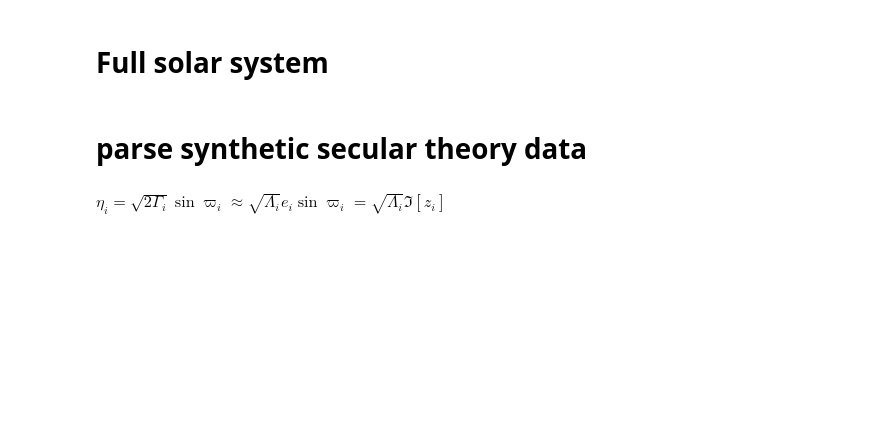
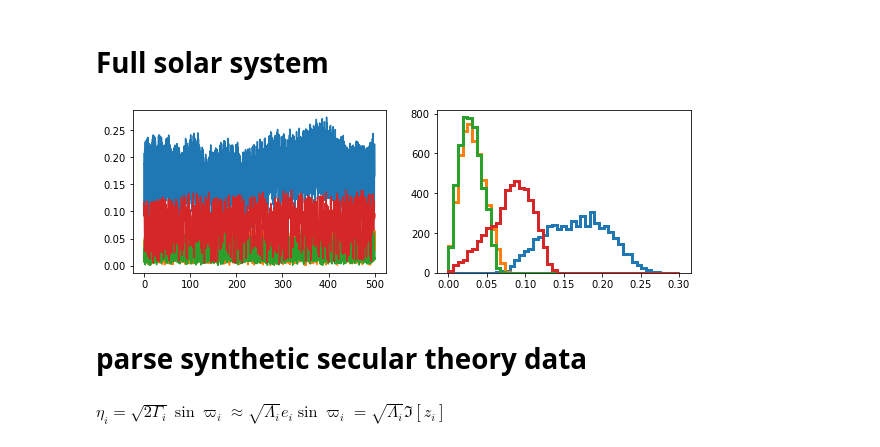
Before and after one commit to shadden/SolarSystemSecular, a Jupyter notebook: notebooks/SolarSystemSecularSetup.ipynb, the cells around one changed output. Saved outputs shown, nothing was run; the diff lists cells and outputs as text; code cells hidden in the pictures; blank space fills up the shorter version.

Commit message:
added new integration notebook

```diff
--- a/notebooks/SolarSystemSecularSetup.ipynb
+++ b/notebooks/SolarSystemSecularSetup.ipynb
@@ -38,6 +38,19 @@ for i in range(1,5):
         pham.add_secular_terms(2,4,indexIn=i,indexOut=j)
 # %%
 import sympy as sp
+# %%
+results=np.load("integration_result.npz")
+# %%
+y=results['trajectory']
+# %%
+fig,ax=plt.subplots(1,2,figsize=(10,3))
+for i in range(4):
+    L10=pham.Lambda0s[i+1].xreplace(pham.H_params)
+    e=np.sqrt((y[:,2*i]**2 + y[:,2*i+11]**2)/L10)
+    l,=ax[0].plot(results['time']/1e6,e)
+    ax[1].hist(e,bins=np.linspace(0,0.3,50),histtype='step',color=l.get_color(),lw=3)
+# %% [output]
+[figure, added]
 # %% [markdown]
 # parse synthetic secular theory data
 # %%
```
Also changed, not shown: parts of 12 cells of this notebook, 1 other file.
